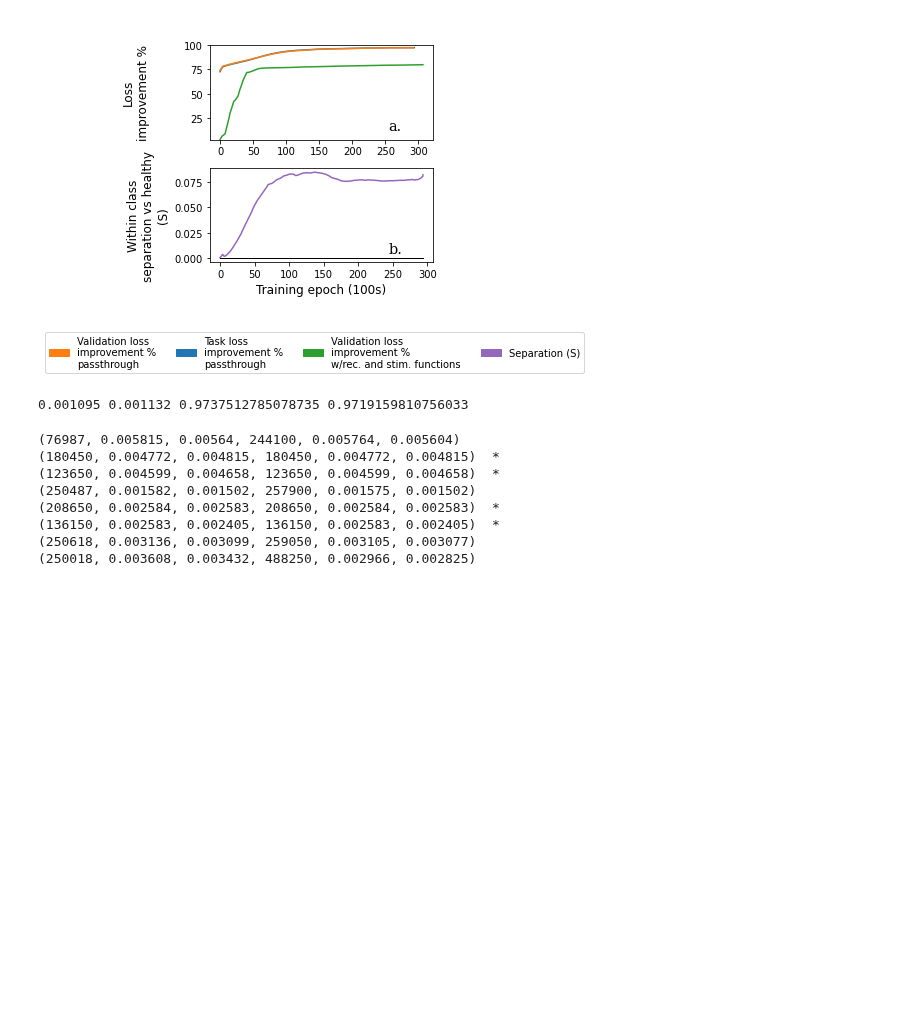
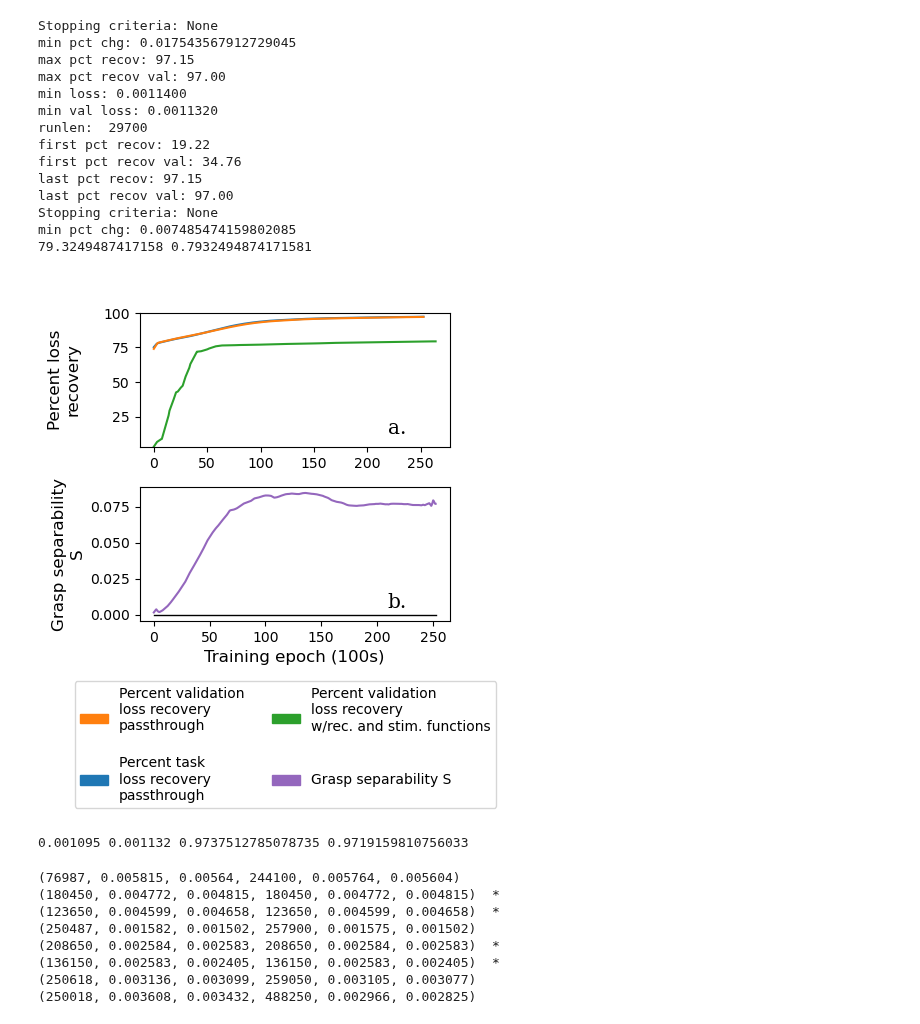
Before and after one commit to mmattb/coproc-poc, a Jupyter notebook: analyze_results.ipynb, the cells around one changed output. Drawn from its saved outputs; the diff is of its cells as text; code cells hidden in the pictures; blank space fills up the shorter version.

```diff
--- a/analyze_results.ipynb
+++ b/analyze_results.ipynb
@@ -393,14 +553,11 @@ plt.show()
 # %%
 def graph_val_reference(root_path, healthy_loss, lesioned_loss, axs_loss, color="tab:green",
-                        apply_stopping_condition=True, pos_is_top=False):
+                        apply_stopping_condition=True, pos_is_top=False, pct_loss_trunc=0.97):
     log_path = os.path.join(root_path, "log")
 
     recs = json.load(open(log_path, "r"))
 
-    if apply_stopping_condition:
-        run_length, _, _, _, _, _ = apply_policy(recs)
-    else:
-        run_length = len(recs)
+    run_length, _, _, _, _, _ = apply_policy(recs, apply_stopping_condition=apply_stopping_condition)
 
     run_length = min(run_length, int(axs_loss.get_xlim()[-1]) * EPOCH_SCALAR)
 
@@ -417,10 +574,15 @@ def graph_val_reference(root_path, healthy_loss, lesioned_loss, axs_loss, color=
             continue
 
         prcv = 1 - (loss_val - healthy_loss) / (lesioned_loss - healthy_loss)
+
+        if prcv > pct_loss_trunc:
+            break
+
         pct_recov_val_raw.append(100.0 * prcv)
 
 
     epoch_count = len(pct_recov_val_raw)
+    print(max(pct_recov_val_raw), prcv)
 
     # Smooth
     smooth_window_size = 700
@@ -431,7 +593,7 @@ def graph_val_reference(root_path, healthy_loss, lesioned_loss, axs_loss, color=
 
 
     ylim = list(axs_loss.get_ylim())
-    ylim[0] = min(ylim[0], pct_recov_val[0])
+    ylim[0] = min(ylim[0], min(pct_recov_val))
     axs_loss.set_ylim(ylim)
 
     axs_loss.plot([eidx / EPOCH_SCALAR for eidx in range(len(pct_recov_val))],
@@ -444,28 +606,45 @@ def graph_val_reference(root_path, healthy_loss, lesioned_loss, axs_loss, color=
 # %%
 # Comparison with passthrough functions
 
 fig = plt.figure(figsize=(4, 4))
 outer = gridspec.GridSpec(1, 1)
+PATH_CON_COADAPT_OLD = "models/gaussian20.1.75_connectionsIdxs[(1, 2, 0, 1), (0, 1, 1, 2), (2, 3, 0, 1), (0, 1, 2, 3)]_gaussianExp16.2.175_enActTanh_cpnActTanh_coadapt/d6304fab-9cfd-4bff-ba29-32872a75a3d0"
 
 axs_loss, axs_sep = graph_single(PATH_PASSTHROUGH_COADAPT, 0.00056582, 0.02072604,
                                  "Connection Lesion\nw/Passthrough Stim and\nObs Functions",
                                  fig, outer[0], apply_stopping_condition=False,
                                  pos_is_top=(None, False))
 
-graph_val_reference(PATH_CON_COADAPT, 0.00056639, 0.02071923, axs_loss, "tab:green")
+graph_val_reference(PATH_CON_COADAPT_OLD, 0.00056639, 0.02071923, axs_loss, "tab:green",
+                    apply_stopping_condition=False)
 
-orange_patch = mpatches.Patch(color='tab:orange', label='Validation loss\nimprovement %\npassthrough')
-blue_patch = mpatches.Patch(color='tab:blue', label='Task loss\nimprovement %\npassthrough')
-green_patch = mpatches.Patch(color='tab:green', label='Validation loss\nimprovement %\nw/rec. and stim. functions')
-purple_patch = mpatches.Patch(color='tab:purple', label='Separation (S)')
+orange_patch = mpatches.Patch(color='tab:orange', label='Percent validation\nloss recovery\npassthrough\n ')
+blue_patch = mpatches.Patch(color='tab:blue', label='Percent task\nloss recovery\npassthrough')
+green_patch = mpatches.Patch(color='tab:green', label='Percent validation\nloss recovery\nw/rec. and stim. functions\n ')
+purple_patch = mpatches.Patch(color='tab:purple', label='\nGrasp separability S\n ')
 plt.legend(handles=[orange_patch, blue_patch, green_patch, purple_patch], loc="lower center",
-           bbox_to_anchor=(0.47, -1.22), ncol=4)
+           bbox_to_anchor=(0.47, -1.45), ncol=2)
 
+# TODO: update on
 plt.savefig('paper/figs/training_results_passthrough.png', format='png', dpi=300, bbox_inches='tight')
 
 plt.show()
 # %% [output]
+Stopping criteria: None
+min pct chg: 0.017543567912729045
+max pct recov: 97.15
+max pct recov val: 97.00
+min loss: 0.0011400
+min val loss: 0.0011320
+runlen:  29700
+first pct recov: 19.22
+first pct recov val: 34.76
+last pct recov: 97.15
+last pct recov val: 97.00
+Stopping criteria: None
+min pct chg: 0.007485474159802085
+79.3249487417158 0.7932494874171581
-[figure, old version]
+[figure, new version]
 # %%
 # Calculate table stats
 
```
Also changed, not shown: parts of 12 cells of this notebook, 8 other files.
